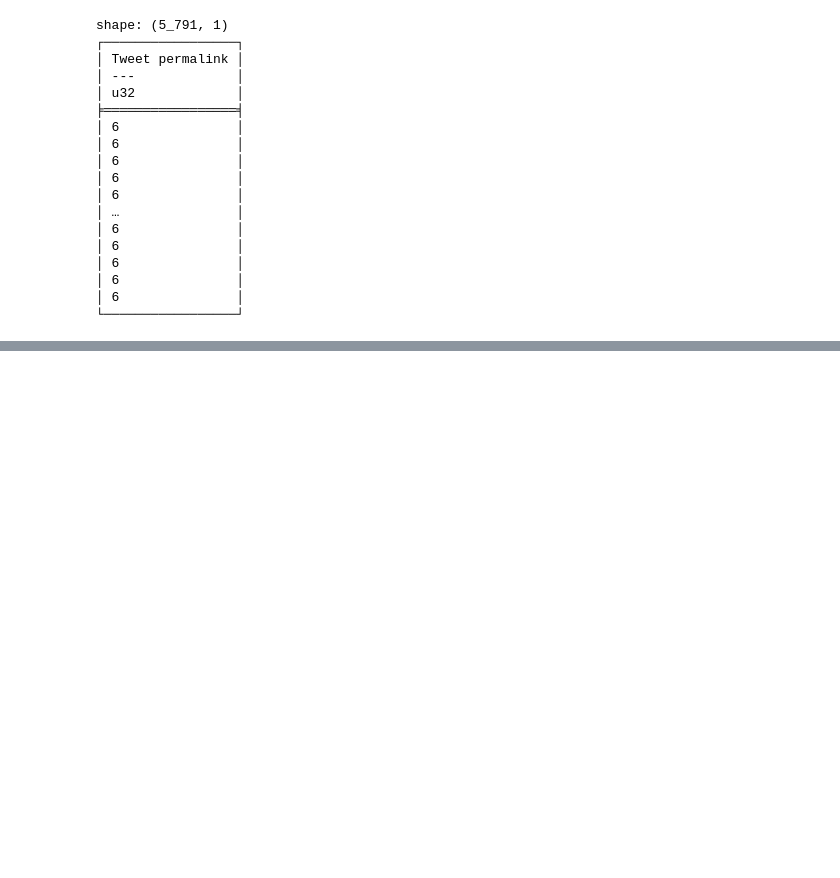
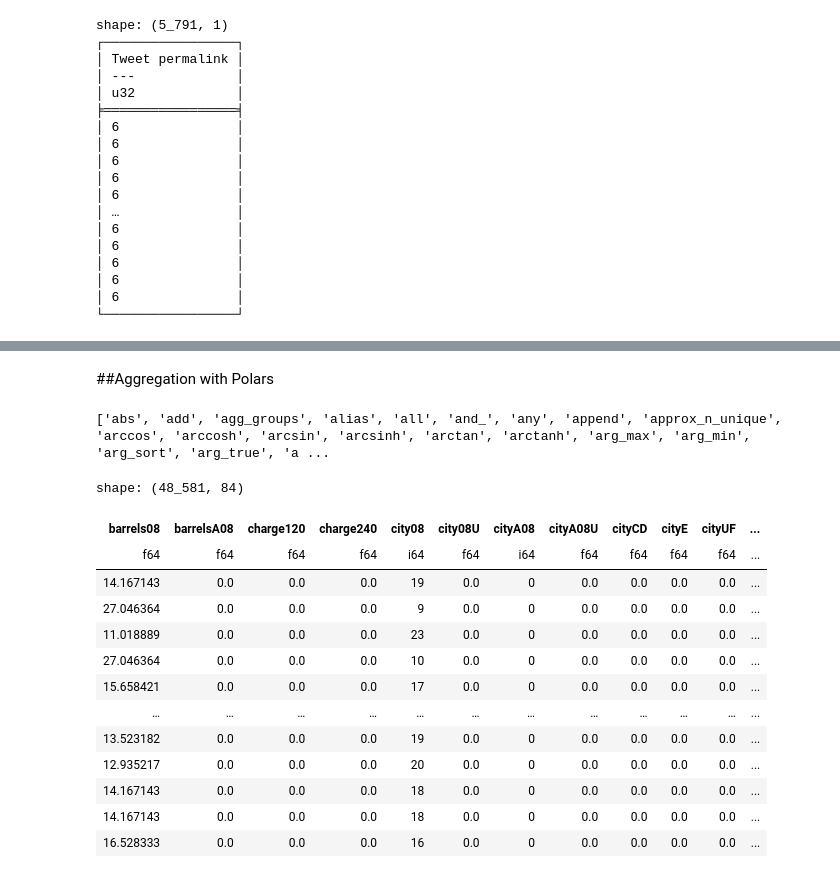
Before and after one commit to santhimaddipudi/Python-work, a Jupyter notebook: Polars_2.ipynb, the cells around one changed output, grey strips where cells are left out. Drawn from its saved outputs; the diff is of its cells as text; code cells hidden in the pictures; blank space fills up the shorter version.

```diff
--- a/Polars_2.ipynb
+++ b/Polars_2.ipynb
@@ -65,0 +143,28 @@ shape: (5_791, 1)
+# %% [markdown]
+##Aggregation with Polars
+# %%
+import pandas as pd
+df=pd.read_csv("/content/sample_data/vehicles.csv")
+df_polars = pl.from_pandas(df)
+# %%
+col = pl.col('make')
+print(sorted(att for att in dir(col) if not att.startswith('_')))
+# %% [output]
+['abs', 'add', 'agg_groups', 'alias', 'all', 'and_', 'any', 'append', 'approx_n_unique', 'arccos', 'arccosh', 'arcsin', 'arcsinh', 'arctan', 'arctanh', 'arg_max', 'arg_min', 'arg_sort', 'arg_true', 'a ...
+# %%
+df_polars
+# %% [output]
+shape: (48_581, 84)
+| barrels08 | barrelsA08 | charge120 | charge240 | city08 | city08U | cityA08 | cityA08U | cityCD | cityE | cityUF | ... |
+| f64 | f64 | f64 | f64 | i64 | f64 | i64 | f64 | f64 | f64 | f64 | ... |
+| 14.167143 | 0.0 | 0.0 | 0.0 | 19 | 0.0 | 0 | 0.0 | 0.0 | 0.0 | 0.0 | ... |
+| 27.046364 | 0.0 | 0.0 | 0.0 | 9 | 0.0 | 0 | 0.0 | 0.0 | 0.0 | 0.0 | ... |
+| 11.018889 | 0.0 | 0.0 | 0.0 | 23 | 0.0 | 0 | 0.0 | 0.0 | 0.0 | 0.0 | ... |
+| 27.046364 | 0.0 | 0.0 | 0.0 | 10 | 0.0 | 0 | 0.0 | 0.0 | 0.0 | 0.0 | ... |
+| 15.658421 | 0.0 | 0.0 | 0.0 | 17 | 0.0 | 0 | 0.0 | 0.0 | 0.0 | 0.0 | ... |
+| … | … | … | … | … | … | … | … | … | … | … | ... |
+| 13.523182 | 0.0 | 0.0 | 0.0 | 19 | 0.0 | 0 | 0.0 | 0.0 | 0.0 | 0.0 | ... |
+| 12.935217 | 0.0 | 0.0 | 0.0 | 20 | 0.0 | 0 | 0.0 | 0.0 | 0.0 | 0.0 | ... |
+| 14.167143 | 0.0 | 0.0 | 0.0 | 18 | 0.0 | 0 | 0.0 | 0.0 | 0.0 | 0.0 | ... |
+| 14.167143 | 0.0 | 0.0 | 0.0 | 18 | 0.0 | 0 | 0.0 | 0.0 | 0.0 | 0.0 | ... |
+| 16.528333 | 0.0 | 0.0 | 0.0 | 16 | 0.0 | 0 | 0.0 | 0.0 | 0.0 | 0.0 | ... |
```
Also changed, not shown: parts of 7 cells of this notebook.
